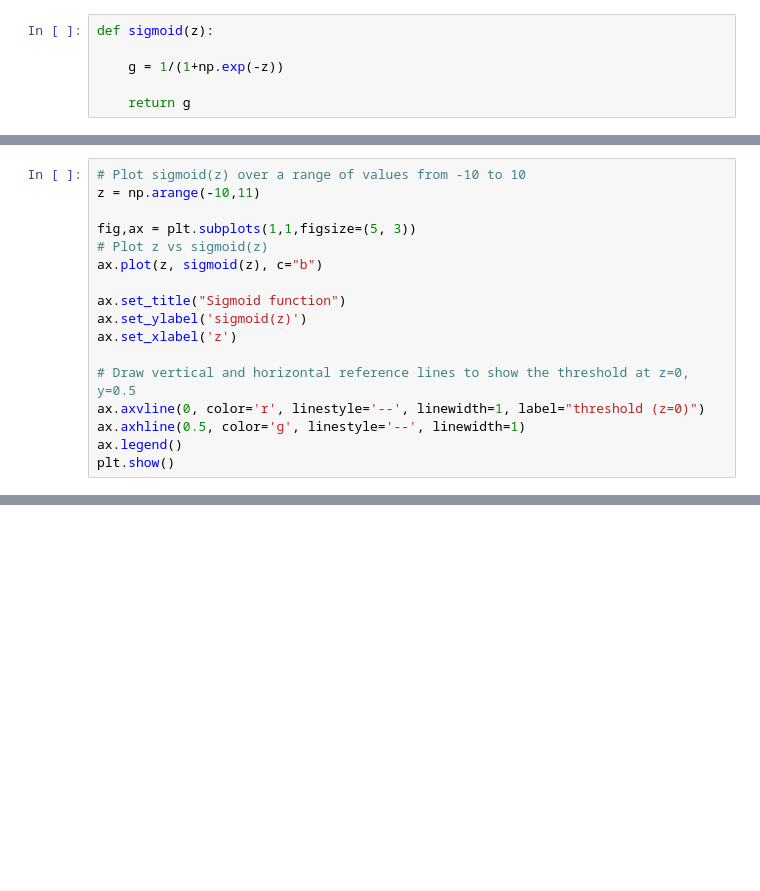
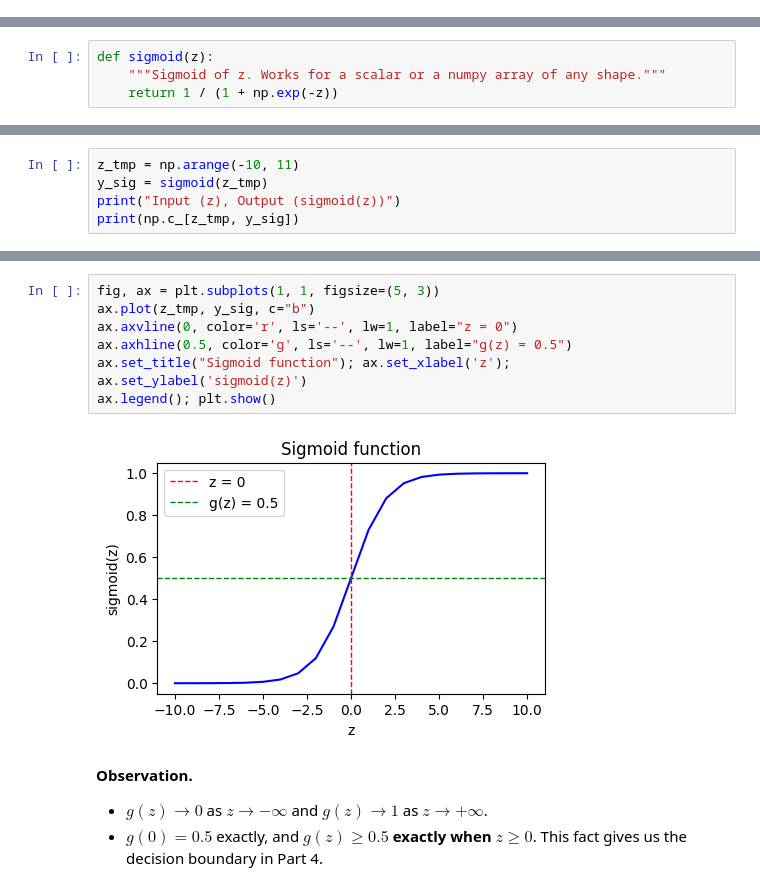
Before and after one commit to rSith/machine-learning-specialization, a Jupyter notebook: ML_Specialization_03_Classification_with_logistic_regression.ipynb, the cells around one changed output, grey strips where cells are left out. Saved outputs shown, nothing was run; the diff lists cells and outputs as text; blank space fills up the shorter version.

```diff
--- a/ML_Specialization_03_Classification_with_logistic_regression.ipynb
+++ b/ML_Specialization_03_Classification_with_logistic_regression.ipynb
@@ -86,6 +2,0 @@ NumPy has a function called `exp()`, which offers a convenient way to calculate
-# %%
-def sigmoid(z):
-
-    g = 1/(1+np.exp(-z))
-
-    return g
@@ -220,17 +2,0 @@ Let's plot the sigmoid function to see where $g(z) >= 0.5$
-# %%
-# Plot sigmoid(z) over a range of values from -10 to 10
-z = np.arange(-10,11)
-
-fig,ax = plt.subplots(1,1,figsize=(5, 3))
-# Plot z vs sigmoid(z)
-ax.plot(z, sigmoid(z), c="b")
-
-ax.set_title("Sigmoid function")
-ax.set_ylabel('sigmoid(z)')
-ax.set_xlabel('z')
-
-# Draw vertical and horizontal reference lines to show the threshold at z=0, y=0.5
-ax.axvline(0, color='r', linestyle='--', linewidth=1, label="threshold (z=0)")
-ax.axhline(0.5, color='g', linestyle='--', linewidth=1)
-ax.legend()
-plt.show()
@@ -300,0 +130,4 @@ where
+# %%
+def sigmoid(z):
+    """Sigmoid of z. Works for a scalar or a numpy array of any shape."""
+    return 1 / (1 + np.exp(-z))
@@ -300,0 +136,5 @@ where
+# %%
+z_tmp = np.arange(-10, 11)
+y_sig = sigmoid(z_tmp)
+print("Input (z), Output (sigmoid(z))")
+print(np.c_[z_tmp, y_sig])
@@ -300,0 +159,13 @@ where
+# %%
+fig, ax = plt.subplots(1, 1, figsize=(5, 3))
+ax.plot(z_tmp, y_sig, c="b")
+ax.axvline(0, color='r', ls='--', lw=1, label="z = 0")
+ax.axhline(0.5, color='g', ls='--', lw=1, label="g(z) = 0.5")
+ax.set_title("Sigmoid function"); ax.set_xlabel('z'); ax.set_ylabel('sigmoid(z)')
+ax.legend(); plt.show()
+# %% [output]
+[figure, added]
+# %% [markdown]
+**Observation.**
+- $g(z) \to 0$ as $z \to -\infty$ and $g(z) \to 1$ as $z \to +\infty$.
+- $g(0) = 0.5$ exactly, and $g(z) \ge 0.5$ **exactly when** $z \ge 0$. This fact gives us the decision boundary in Part 4.
```
Also changed, not shown: parts of 86 cells of this notebook.
